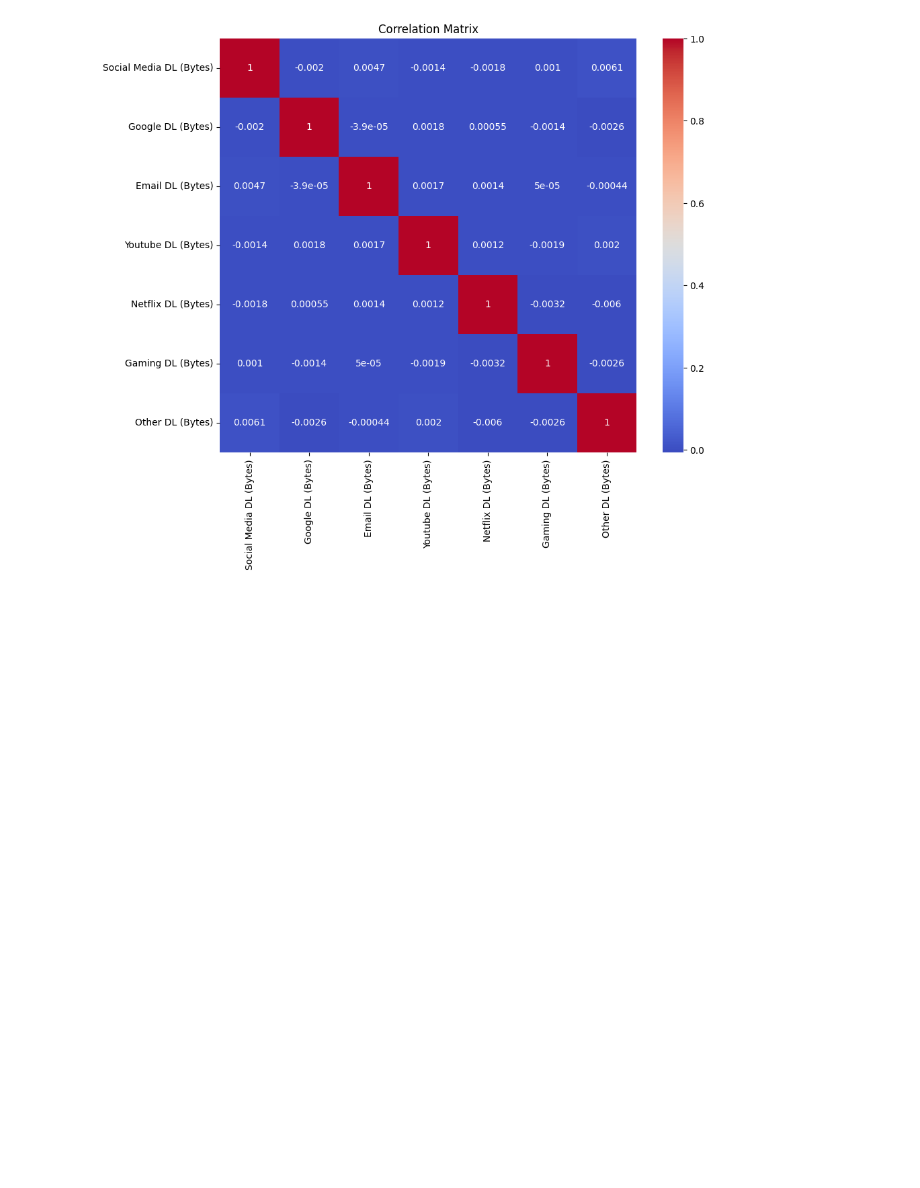
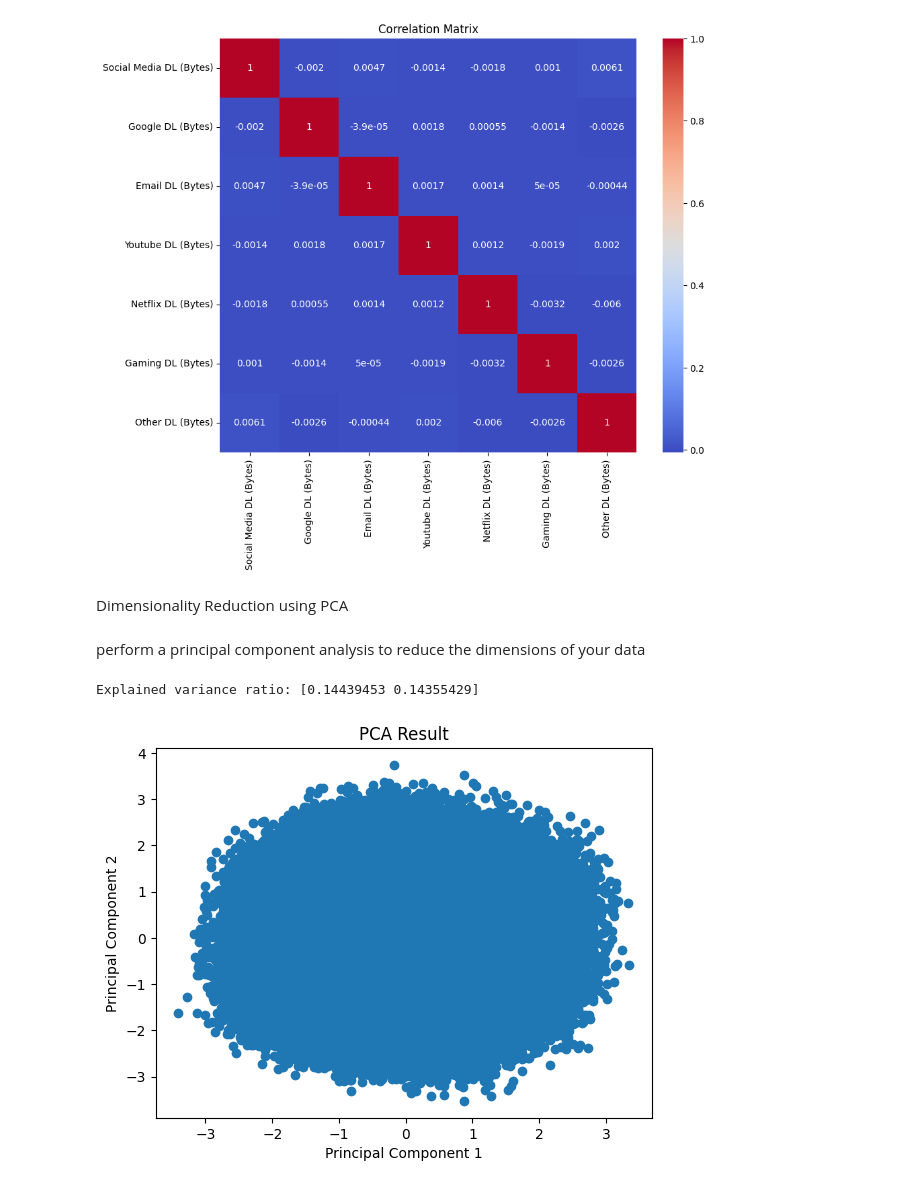
Before and after one commit to fro-su/telecom_analysis, a Jupyter notebook: notebooks/user_overview_analysis.ipynb, the cells around one changed output. Cells and saved outputs as stored; diff of their text form; code cells hidden in the pictures; blank space fills up the shorter version.

Commit message:
Dimensionality Reduction using PCA(Perform Principal Component Analysis)

```diff
--- a/notebooks/user_overview_analysis.ipynb
+++ b/notebooks/user_overview_analysis.ipynb
@@ -522,3 +522,31 @@ plt.title('Correlation Matrix')
 plt.show()
 # %% [output]
 [figure]
+# %% [markdown]
+Dimensionality Reduction using PCA
+# %% [markdown]
+perform a principal component analysis to reduce the dimensions of your data
+# %%
+from sklearn.decomposition import PCA
+from sklearn.preprocessing import StandardScaler
+
+# Standardize the data before PCA
+scaler = StandardScaler()
+scaled_data = scaler.fit_transform(df[selected_columns])
+
+# Perform PCA
+pca = PCA(n_components=2)
+pca_result = pca.fit_transform(scaled_data)
+
+# Explained variance
+print(f"Explained variance ratio: {pca.explained_variance_ratio_}")
+
+# Scatter plot of PCA result
+plt.scatter(pca_result[:, 0], pca_result[:, 1])
+plt.title('PCA Result')
+plt.xlabel('Principal Component 1')
+plt.ylabel('Principal Component 2')
+plt.show()
+# %% [output]
+Explained variance ratio: [0.14439453 0.14355429]
+[figure, added]
```
